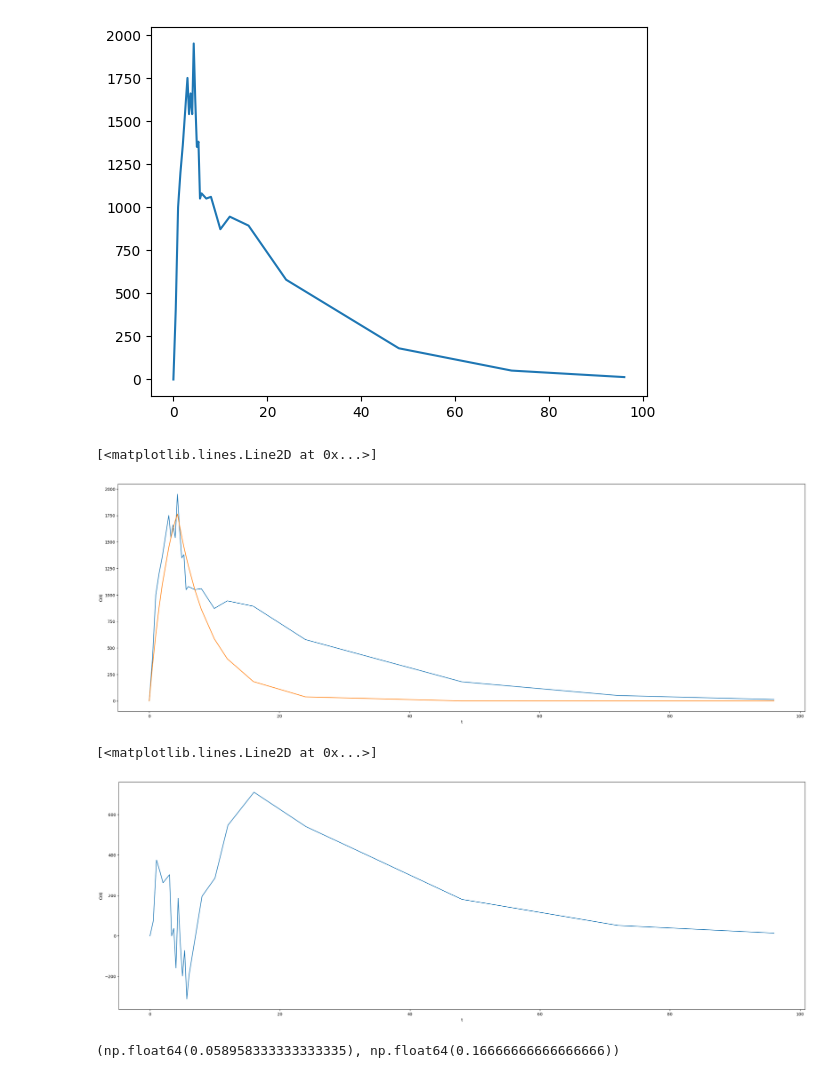
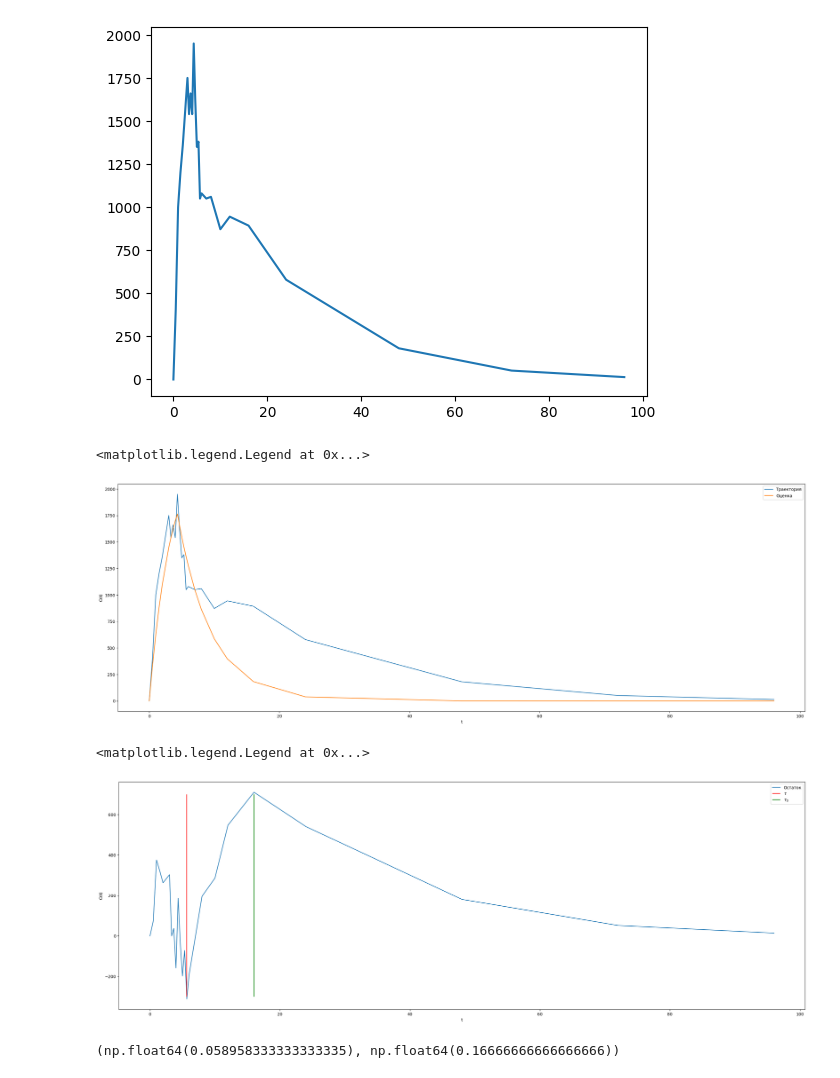
Before and after one commit to LumbaBalumba/yes-science, a Jupyter notebook: modelling.ipynb, the cells around one changed output. Saved outputs shown, nothing was run; the diff lists cells and outputs as text; code cells hidden in the pictures.

```diff
--- a/modelling.ipynb
+++ b/modelling.ipynb
@@ -26,20 +26,26 @@ X_sample = model1.sample(t)
 plt.figure(figsize=(30, 10))
 plt.xlabel('t')
 plt.ylabel('C(t)')
-plt.plot(t, X)
-plt.plot(t, X_sample)
+plt.plot(t, X, label='Траектория')
+plt.plot(t, X_sample, label='Оценка')
+plt.legend()
 # %% [output]
-[<matplotlib.lines.Line2D at 0x...>]
+<matplotlib.legend.Legend at 0x...>
-[figure, old version]
+[figure, new version]
 # %%
 r = X - X_sample
 plt.figure(figsize=(30, 10))
 plt.xlabel('t')
 plt.ylabel('C(t)')
-plt.plot(t, r)
+plt.plot(t, r, label='Остаток')
+tau_0 = t[np.argmin(r)]
+tau = t[np.argmax(r)]
+plt.vlines([tau_0], color='red', ymin=-300,ymax=700, label=r'$\tau$')
+plt.vlines([tau], color='green', ymin=-300,ymax=700, label=r'$\tau_0$')
+plt.legend()
 # %% [output]
-[<matplotlib.lines.Line2D at 0x...>]
+<matplotlib.legend.Legend at 0x...>
-[figure, old version]
+[figure, new version]
 # %%
 model2 = PBFTPK(tau_estimation_method='minmax')
 model2.fit(t, r)
```
Also changed, not shown: 5 other files.
